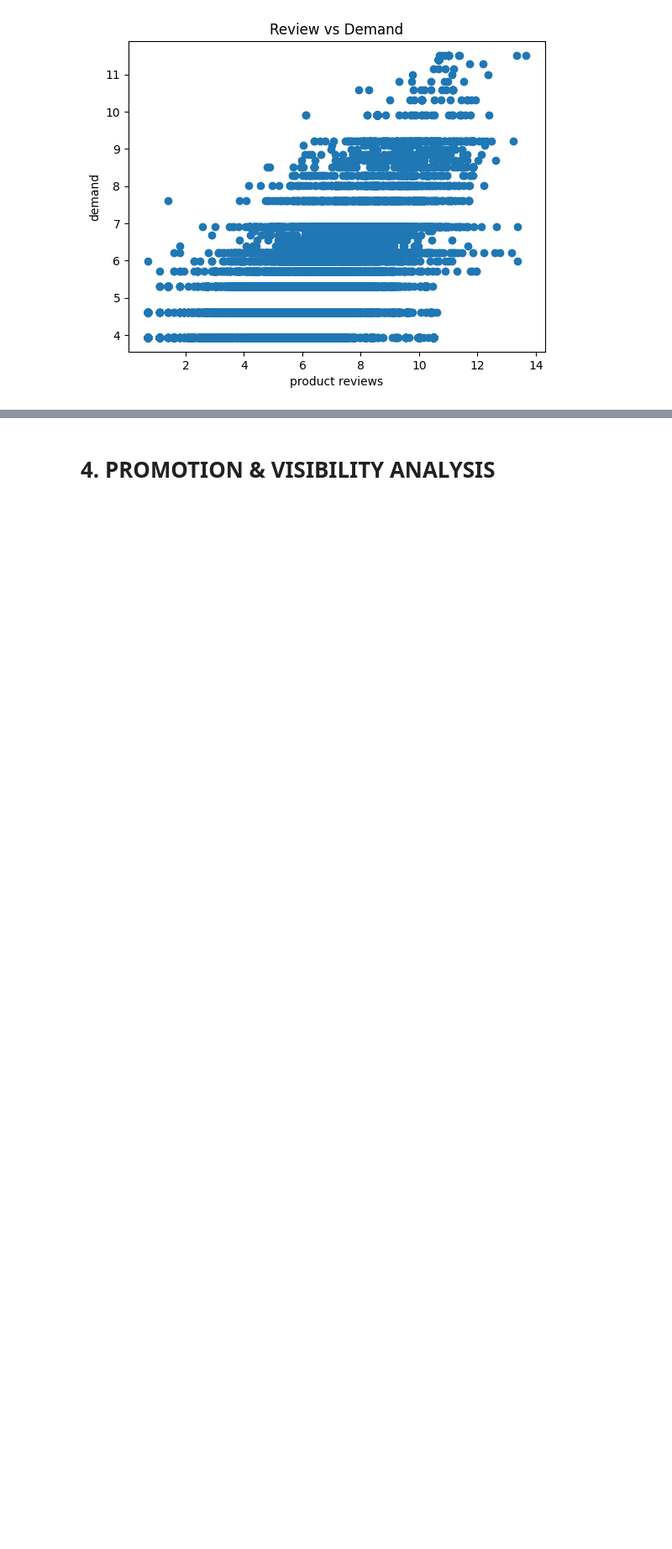
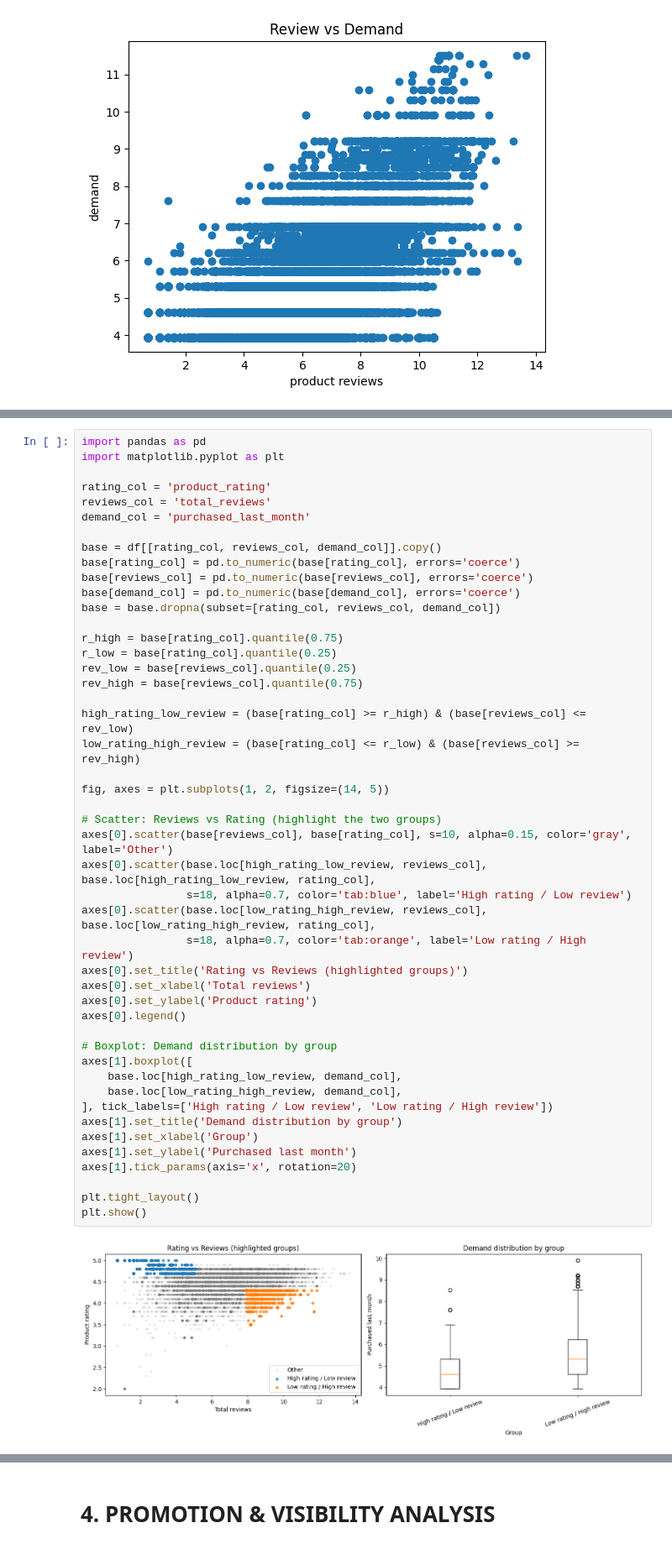
Before and after one commit to UnrealizedEnd77/Product_Demand_Analysis, a Jupyter notebook: Product_Demand_Analysis.ipynb, the cells around one changed output, grey strips where cells are left out. Shown at 84% size. Saved outputs shown, nothing was run; the diff lists cells and outputs as text; blank space fills up the shorter version.

```diff
--- a/Product_Demand_Analysis.ipynb
+++ b/Product_Demand_Analysis.ipynb
@@ -875,0 +948,49 @@ High-demand product count: 8909
+# %%
+import pandas as pd
+import matplotlib.pyplot as plt
+
+rating_col = 'product_rating'
+reviews_col = 'total_reviews'
+demand_col = 'purchased_last_month'
+
+base = df[[rating_col, reviews_col, demand_col]].copy()
+base[rating_col] = pd.to_numeric(base[rating_col], errors='coerce')
+base[reviews_col] = pd.to_numeric(base[reviews_col], errors='coerce')
+base[demand_col] = pd.to_numeric(base[demand_col], errors='coerce')
+base = base.dropna(subset=[rating_col, reviews_col, demand_col])
+
+r_high = base[rating_col].quantile(0.75)
+r_low = base[rating_col].quantile(0.25)
+rev_low = base[reviews_col].quantile(0.25)
+rev_high = base[reviews_col].quantile(0.75)
+
+high_rating_low_review = (base[rating_col] >= r_high) & (base[reviews_col] <= rev_low)
+low_rating_high_review = (base[rating_col] <= r_low) & (base[reviews_col] >= rev_high)
+
+fig, axes = plt.subplots(1, 2, figsize=(14, 5))
+
+# Scatter: Reviews vs Rating (highlight the two groups)
+axes[0].scatter(base[reviews_col], base[rating_col], s=10, alpha=0.15, color='gray', label='Other')
+axes[0].scatter(base.loc[high_rating_low_review, reviews_col], base.loc[high_rating_low_review, rating_col],
+                s=18, alpha=0.7, color='tab:blue', label='High rating / Low review')
+axes[0].scatter(base.loc[low_rating_high_review, reviews_col], base.loc[low_rating_high_review, rating_col],
+                s=18, alpha=0.7, color='tab:orange', label='Low rating / High review')
+axes[0].set_title('Rating vs Reviews (highlighted groups)')
+axes[0].set_xlabel('Total reviews')
+axes[0].set_ylabel('Product rating')
+axes[0].legend()
+
+# Boxplot: Demand distribution by group
+axes[1].boxplot([
+    base.loc[high_rating_low_review, demand_col],
+    base.loc[low_rating_high_review, demand_col],
+], tick_labels=['High rating / Low review', 'Low rating / High review'])
+axes[1].set_title('Demand distribution by group')
+axes[1].set_xlabel('Group')
+axes[1].set_ylabel('Purchased last month')
+axes[1].tick_params(axis='x', rotation=20)
+
+plt.tight_layout()
+plt.show()
+# %% [output]
+[figure, added]
```
Also changed, not shown: parts of 113 cells of this notebook.
